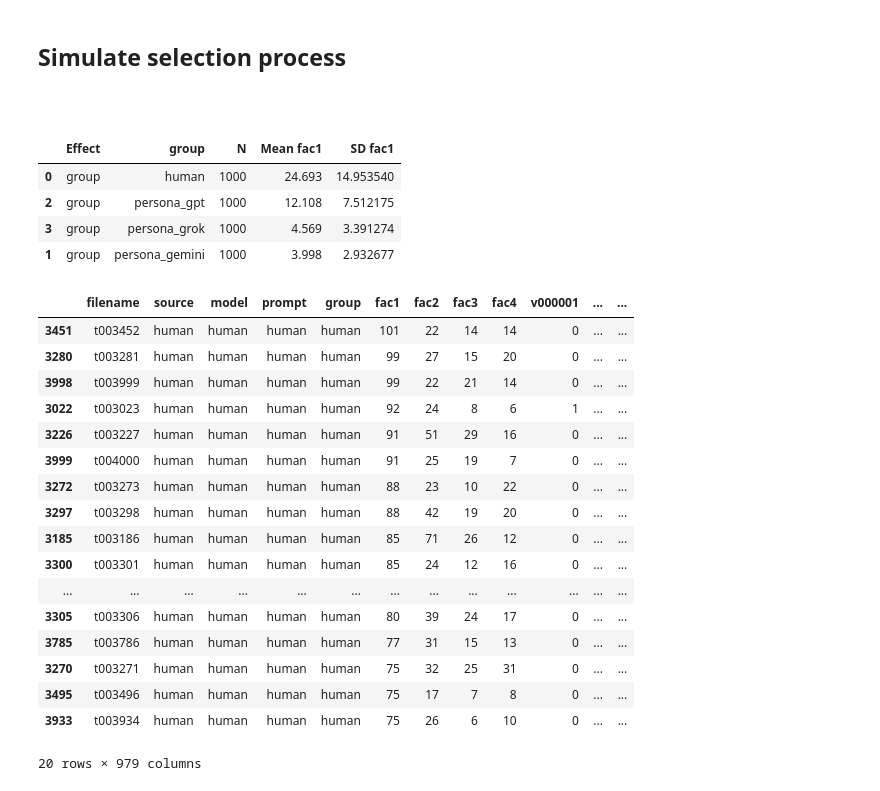
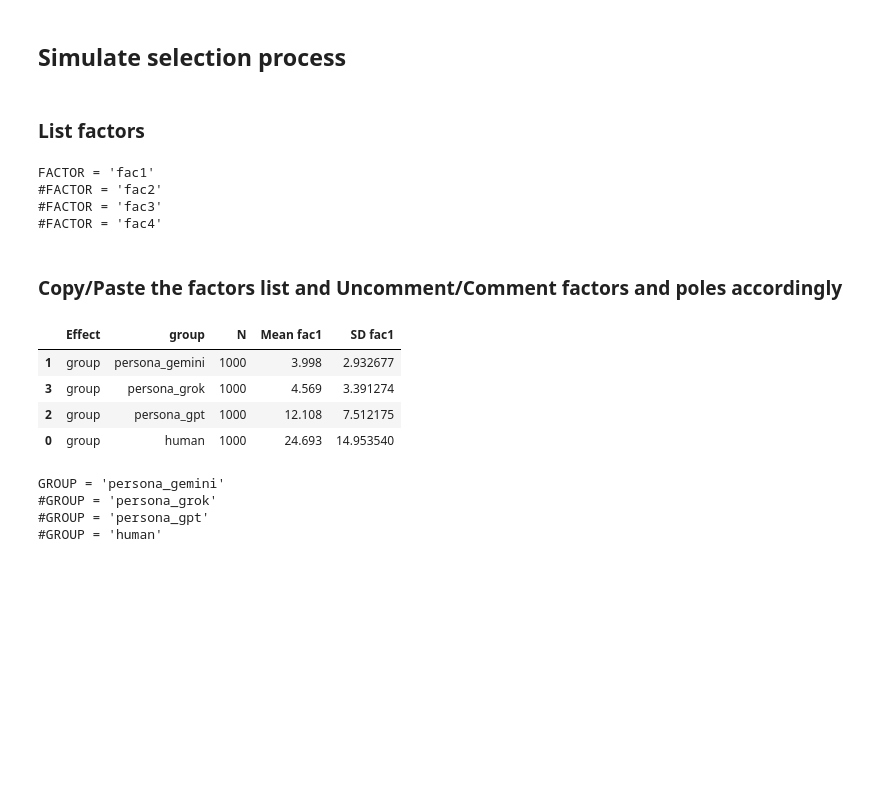
Before and after one commit to laelgelc/cl_st2_arianne, a Jupyter notebook: cl_st2_ph2_arianne/cl_st2_ph2_arianne_examples_simulation.ipynb, the cells around one changed output. Cells and saved outputs as stored; diff of their text form; code cells hidden in the pictures; blank space fills up the shorter version.

```diff
--- a/cl_st2_ph2_arianne/cl_st2_ph2_arianne_examples_simulation.ipynb
+++ b/cl_st2_ph2_arianne/cl_st2_ph2_arianne_examples_simulation.ipynb
@@ -142,33 +142,48 @@ means_dfs
 # %% [markdown]
 ## Simulate selection process
 # %% [markdown]
-###
+### List factors
+# %%
+factor_cols = [col for col in scores_file_ids_df.columns if re.fullmatch(r"fac\d+", col)]
+factor_cols = sorted(factor_cols, key=lambda col: int(col.replace("fac", "")))
+
+print("\n".join(
+    f"{'' if i == 0 else '#'}FACTOR = {factor!r}"
+    for i, factor in enumerate(factor_cols)
+))
+# %% [output]
+FACTOR = 'fac1'
+#FACTOR = 'fac2'
+#FACTOR = 'fac3'
+#FACTOR = 'fac4'
+# %% [markdown]
+### Copy/Paste the factors list and Uncomment/Comment factors and poles accordingly
 # %%
-means_dfs["fac1"].sort_values("Mean fac1", ascending=False)
+FACTOR = 'fac1'
+#FACTOR = 'fac2'
+#FACTOR = 'fac3'
+#FACTOR = 'fac4'
+
+#POLE = "positive"
+POLE = "negative"
+
+sorted_means_dfs = means_dfs[FACTOR].sort_values(f"Mean {FACTOR}", ascending=POLE == "negative")
+
+display(sorted_means_dfs)
+
+groups_in_order = sorted_means_dfs["group"].tolist()
+
+print("\n".join(
+    f"{'' if i == 0 else '#'}GROUP = {group!r}"
+    for i, group in enumerate(groups_in_order)
+))
 # %% [output]
 |  | Effect | group | N | Mean fac1 | SD fac1 |
+| 1 | group | persona_gemini | 1000 | 3.998 | 2.932677 |
+| 3 | group | persona_grok | 1000 | 4.569 | 3.391274 |
+| 2 | group | persona_gpt | 1000 | 12.108 | 7.512175 |
 | 0 | group | human | 1000 | 24.693 | 14.953540 |
-| 2 | group | persona_gpt | 1000 | 12.108 | 7.512175 |
-| 3 | group | persona_grok | 1000 | 4.569 | 3.391274 |
-| 1 | group | persona_gemini | 1000 | 3.998 | 2.932677 |
+GROUP = 'persona_gemini'
+#GROUP = 'persona_grok'
+#GROUP = 'persona_gpt'
+#GROUP = 'human'
-# %%
-scores_file_ids_df.loc[scores_file_ids_df["group"].eq("human")].nlargest(20, "fac1")
-# %% [output]
-|  | filename | source | model | prompt | group | fac1 | fac2 | fac3 | fac4 | v000001 | ... | ... |
-| 3451 | t003452 | human | human | human | human | 101 | 22 | 14 | 14 | 0 | ... | ... |
-| 3280 | t003281 | human | human | human | human | 99 | 27 | 15 | 20 | 0 | ... | ... |
-| 3998 | t003999 | human | human | human | human | 99 | 22 | 21 | 14 | 0 | ... | ... |
-| 3022 | t003023 | human | human | human | human | 92 | 24 | 8 | 6 | 1 | ... | ... |
-| 3226 | t003227 | human | human | human | human | 91 | 51 | 29 | 16 | 0 | ... | ... |
-| 3999 | t004000 | human | human | human | human | 91 | 25 | 19 | 7 | 0 | ... | ... |
-| 3272 | t003273 | human | human | human | human | 88 | 23 | 10 | 22 | 0 | ... | ... |
-| 3297 | t003298 | human | human | human | human | 88 | 42 | 19 | 20 | 0 | ... | ... |
-| 3185 | t003186 | human | human | human | human | 85 | 71 | 26 | 12 | 0 | ... | ... |
-| 3300 | t003301 | human | human | human | human | 85 | 24 | 12 | 16 | 0 | ... | ... |
-| ... | ... | ... | ... | ... | ... | ... | ... | ... | ... | ... | ... | ... |
-| 3305 | t003306 | human | human | human | human | 80 | 39 | 24 | 17 | 0 | ... | ... |
-| 3785 | t003786 | human | human | human | human | 77 | 31 | 15 | 13 | 0 | ... | ... |
-| 3270 | t003271 | human | human | human | human | 75 | 32 | 25 | 31 | 0 | ... | ... |
-| 3495 | t003496 | human | human | human | human | 75 | 17 | 7 | 8 | 0 | ... | ... |
-| 3933 | t003934 | human | human | human | human | 75 | 26 | 6 | 10 | 0 | ... | ... |
-20 rows × 979 columns
```
Also changed, not shown: parts of 3 cells of this notebook.
